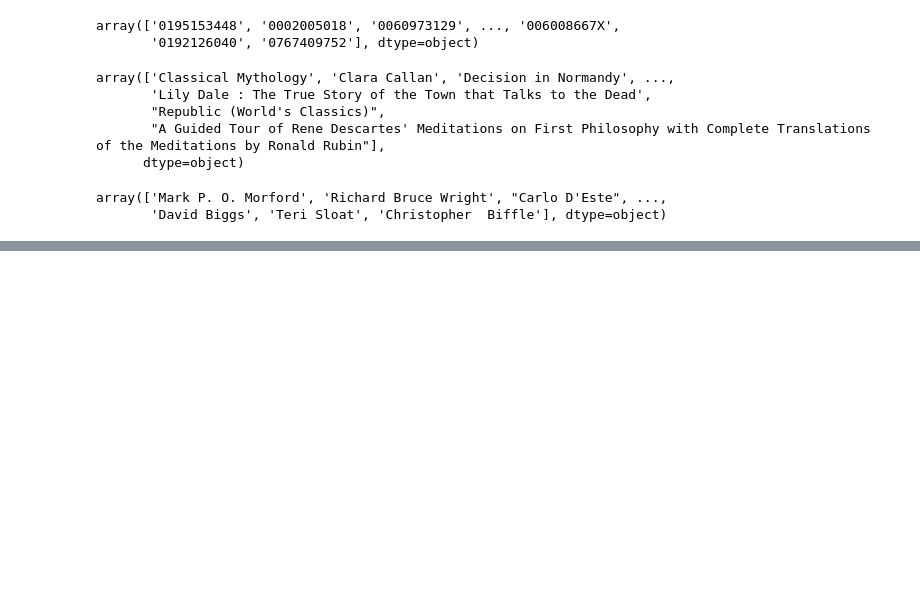
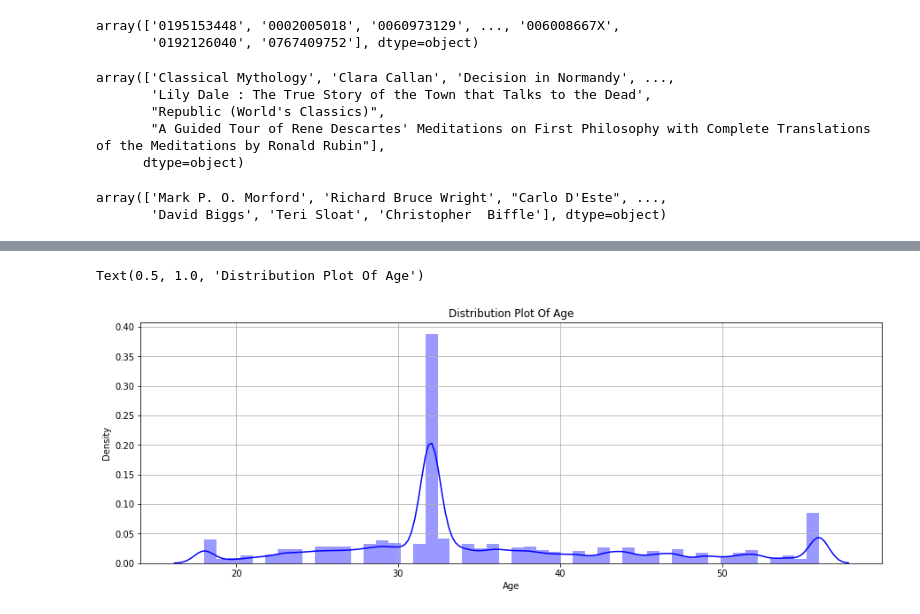
Before and after one commit to saurabhshinkar/BRS, a Jupyter notebook: Book_Recommendation_System_Saurabh_Shinkar.ipynb, the cells around one changed output, grey strips where cells are left out. Saved outputs shown, nothing was run; the diff lists cells and outputs as text; code cells hidden in the pictures; blank space fills up the shorter version.

```diff
--- a/Book_Recommendation_System_Saurabh_Shinkar.ipynb
+++ b/Book_Recommendation_System_Saurabh_Shinkar.ipynb
@@ -460,0 +579,9 @@ Name: Country, dtype: int64
+# %%
+#Distribution Plot Of Age
+plt.rcParams['figure.figsize'] = (15, 5)
+sns.distplot(merged['Age'],color="blue")
+plt.grid()
+plt.title('Distribution Plot Of Age')
+# %% [output]
+Text(0.5, 1.0, 'Distribution Plot Of Age')
+[figure, added]
```
Also changed, not shown: parts of 40 cells of this notebook.
